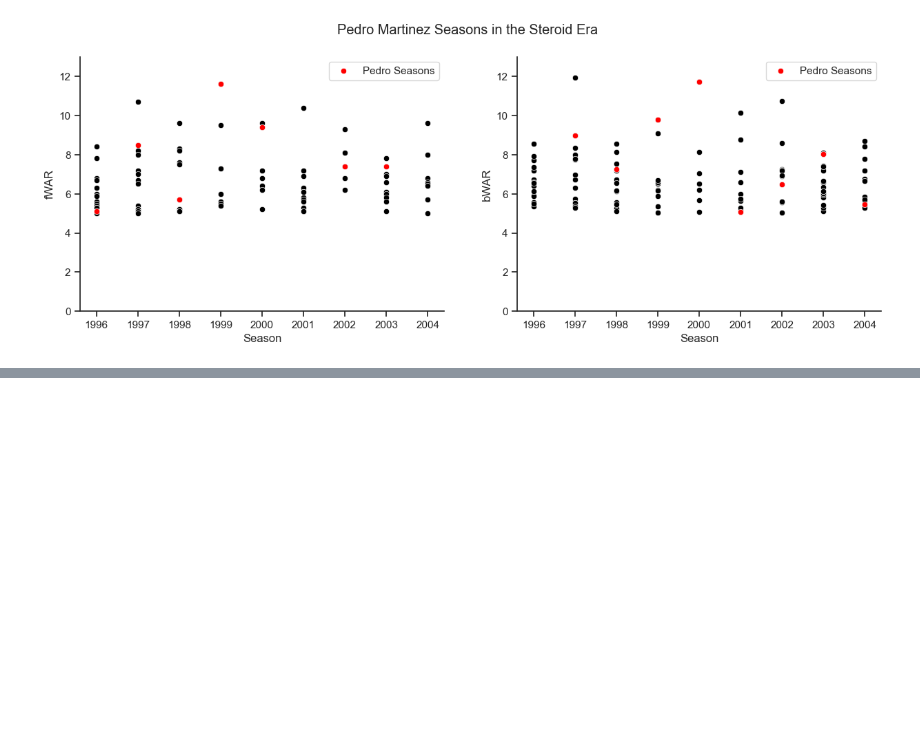
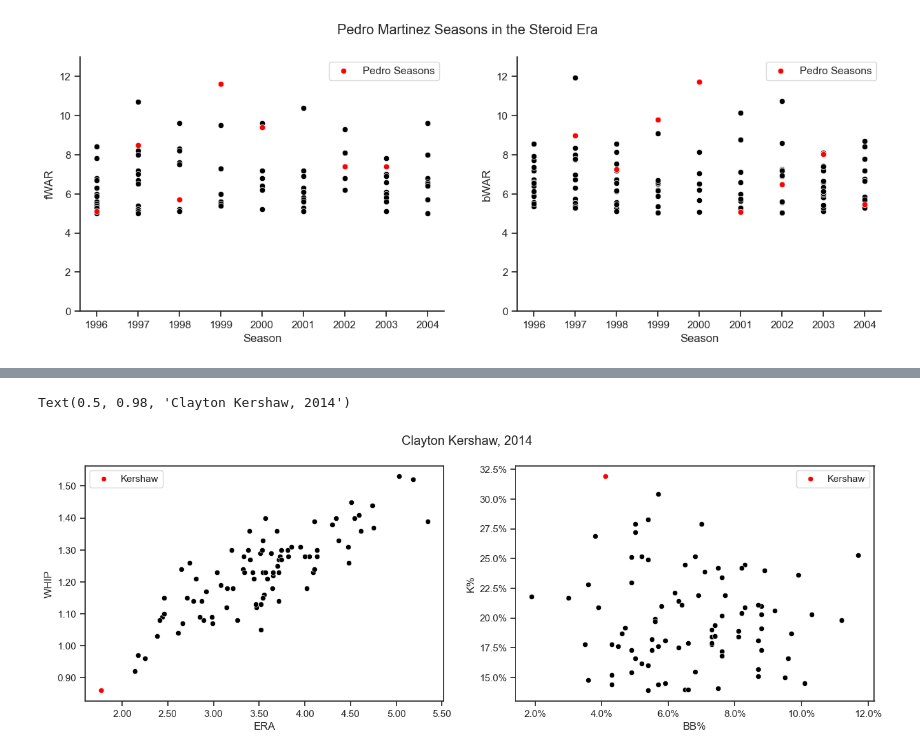
Before and after one commit to dylansti02/statcast_heatmaps_and_baseball_analysis, a Jupyter notebook: bonus_analyses/pedro_stats.ipynb, the cells around one changed output, grey strips where cells are left out. Cells and saved outputs as stored; diff of their text form; code cells hidden in the pictures; blank space fills up the shorter version.

```diff
--- a/bonus_analyses/pedro_stats.ipynb
+++ b/bonus_analyses/pedro_stats.ipynb
@@ -132,0 +202,3 @@ ax[1].yaxis.set_major_formatter(plt.FuncFormatter(lambda y, pos:  f'{100*y:.1f}%
+# %%
+df_14 = pb.pitching_stats(2014)
+df_14 = df_14.loc[:, df_14.isnull().mean() <=0.9]
@@ -132,0 +224,19 @@ ax[1].yaxis.set_major_formatter(plt.FuncFormatter(lambda y, pos:  f'{100*y:.1f}%
+# %%
+fig, ax = plt.subplots(1, 2)
+fig.set_figwidth(16)
+sns.set_theme(style='ticks')
+sns.scatterplot(data=df_14, x='ERA', y='WHIP', ax=ax[0], color='black')
+sns.scatterplot(data=df_14[df_14['Name']=='Clayton Kershaw'], x='ERA', y='WHIP', ax=ax[0], color='red', label='Kershaw')
+ax[0].xaxis.set_major_formatter(plt.FuncFormatter(lambda x, pos:  f'{x:.2f}'))
+ax[0].yaxis.set_major_formatter(plt.FuncFormatter(lambda x, pos:  f'{x:.2f}'))
+
+
+sns.scatterplot(data=df_14, x='BB%', y='K%', ax=ax[1], color='black')
+sns.scatterplot(data=df_14[df_14['Name']=='Clayton Kershaw'], x='BB%', y='K%', ax=ax[1], color='red', label='Kershaw')
+ax[1].xaxis.set_major_formatter(plt.FuncFormatter(lambda x, pos:  f'{100*x:.1f}%'))
+ax[1].yaxis.set_major_formatter(plt.FuncFormatter(lambda y, pos:  f'{100*y:.1f}%'))
+
+fig.suptitle("Clayton Kershaw, 2014")
+# %% [output]
+Text(0.5, 0.98, 'Clayton Kershaw, 2014')
+[figure, added]
```
Also changed, not shown: parts of 8 cells of this notebook, 9 other files.
